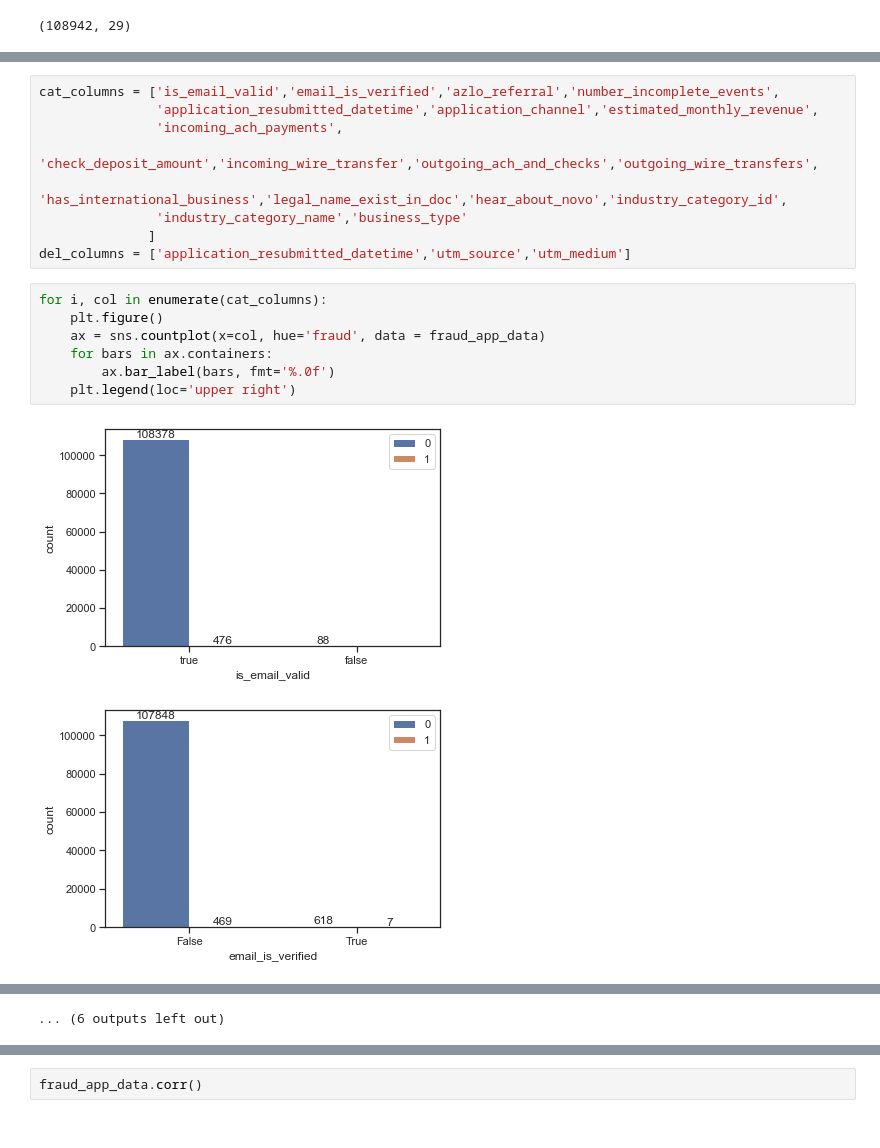
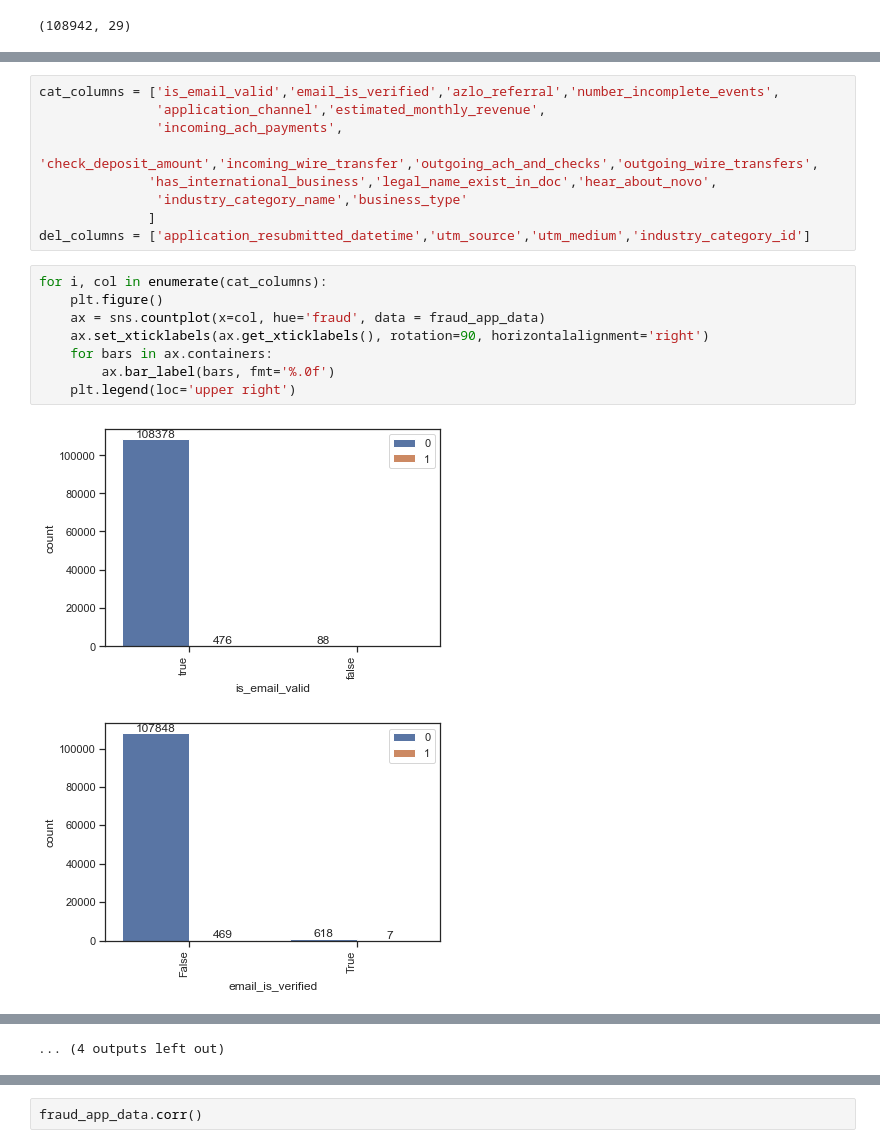
Before and after one commit to naresh-novo/Early-Fraud, a Jupyter notebook: code/fraud_v0.ipynb, the cells around one changed output, grey strips where cells are left out. Drawn from its saved outputs; the diff is of its cells as text.

```diff
--- a/code/fraud_v0.ipynb
+++ b/code/fraud_v0.ipynb
@@ -197,20 +197,21 @@ dtypes: bool(3), datetime64[ns](3), float64(1), int64(2), object(20)
 memory usage: 22.8+ MB
 # %%
 cat_columns = ['is_email_valid','email_is_verified','azlo_referral','number_incomplete_events',
-               'application_resubmitted_datetime','application_channel','estimated_monthly_revenue',
+               'application_channel','estimated_monthly_revenue',
                'incoming_ach_payments',
               'check_deposit_amount','incoming_wire_transfer','outgoing_ach_and_checks','outgoing_wire_transfers',
-              'has_international_business','legal_name_exist_in_doc','hear_about_novo','industry_category_id',
+              'has_international_business','legal_name_exist_in_doc','hear_about_novo',
                'industry_category_name','business_type'
               ]
-del_columns = ['application_resubmitted_datetime','utm_source','utm_medium']
+del_columns = ['application_resubmitted_datetime','utm_source','utm_medium','industry_category_id']
 # %%
 for i, col in enumerate(cat_columns):
     plt.figure()
     ax = sns.countplot(x=col, hue='fraud', data = fraud_app_data)
+    ax.set_xticklabels(ax.get_xticklabels(), rotation=90, horizontalalignment='right')
     for bars in ax.containers:
         ax.bar_label(bars, fmt='%.0f')
     plt.legend(loc='upper right')
 # %% [output]
-[figure, old version]
+[figure, new version]
-[figure, old version]
+[figure, new version]
@@ -227 +228 @@ for i, col in enumerate(cat_columns):
-... (6 outputs left out)
+... (4 outputs left out)
```
Also changed, not shown: parts of 5 cells of this notebook.
